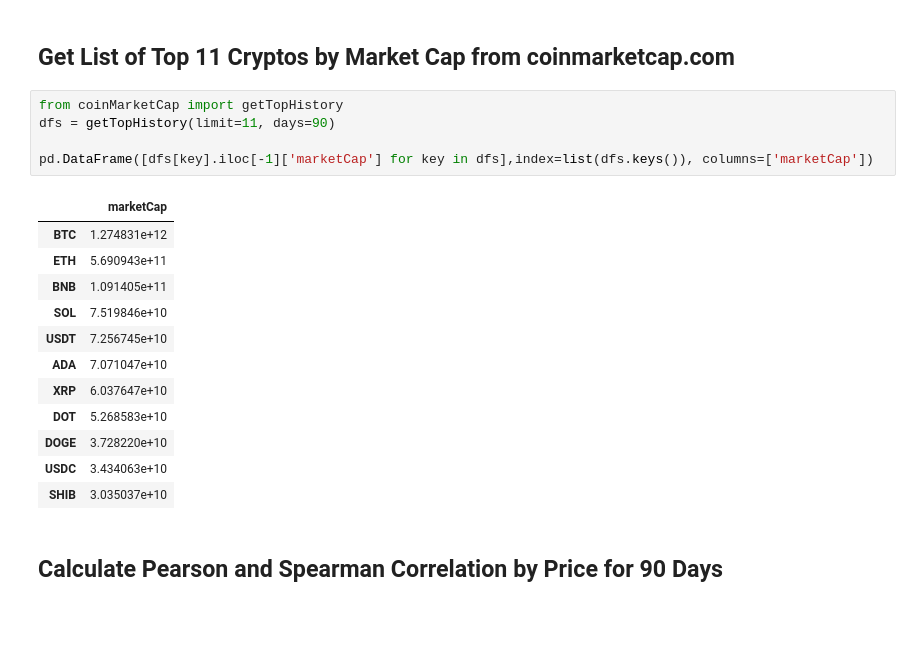
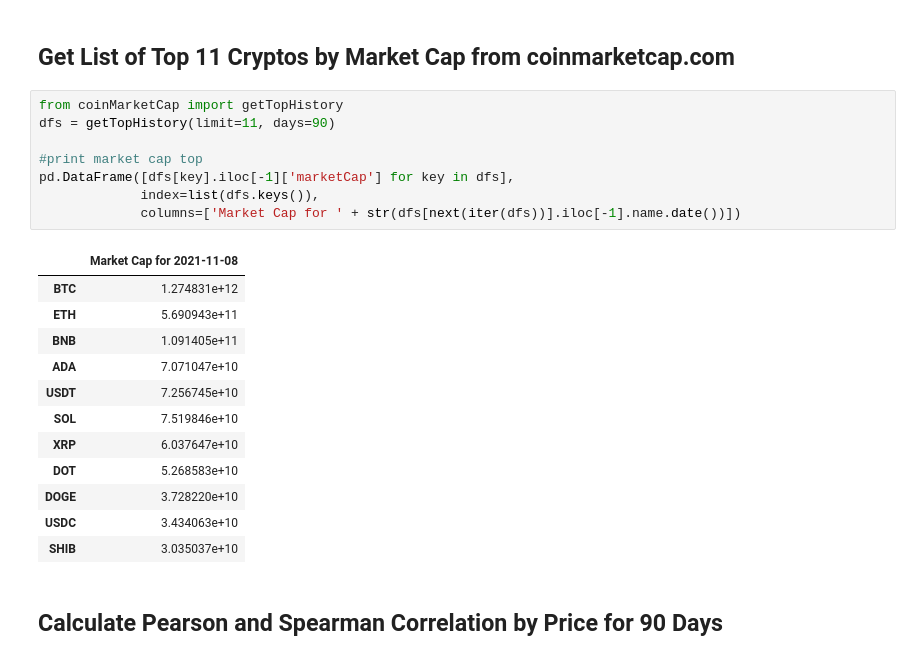
Before and after one commit to webostap/NIR, a Jupyter notebook: crypto_history.ipynb, the cells around one changed output. Drawn from its saved outputs; the diff is of its cells as text; blank space fills up the shorter version.

```diff
--- a/crypto_history.ipynb
+++ b/crypto_history.ipynb
@@ -20,16 +20,19 @@ import matplotlib.pyplot as plt
 # %%
 from coinMarketCap import getTopHistory
 dfs = getTopHistory(limit=11, days=90)
 
-pd.DataFrame([dfs[key].iloc[-1]['marketCap'] for key in dfs],index=list(dfs.keys()), columns=['marketCap'])
+#print market cap top
+pd.DataFrame([dfs[key].iloc[-1]['marketCap'] for key in dfs],
+             index=list(dfs.keys()),
+             columns=['Market Cap for ' + str(dfs[next(iter(dfs))].iloc[-1].name.date())])
 # %% [output]
-|  | marketCap |
+|  | Market Cap for 2021-11-08 |
 | BTC | 1.274831e+12 |
 | ETH | 5.690943e+11 |
 | BNB | 1.091405e+11 |
+| ADA | 7.071047e+10 |
+| USDT | 7.256745e+10 |
 | SOL | 7.519846e+10 |
-| USDT | 7.256745e+10 |
-| ADA | 7.071047e+10 |
 | XRP | 6.037647e+10 |
 | DOT | 5.268583e+10 |
 | DOGE | 3.728220e+10 |
```
Also changed, not shown: parts of 23 cells of this notebook, 1 other file.
